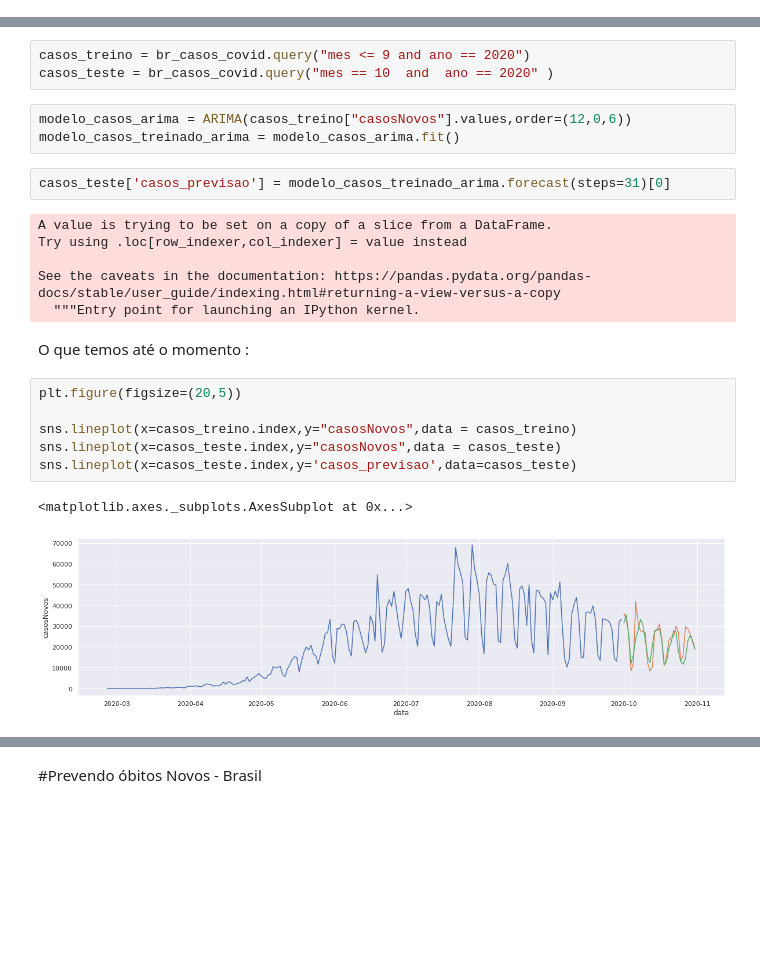
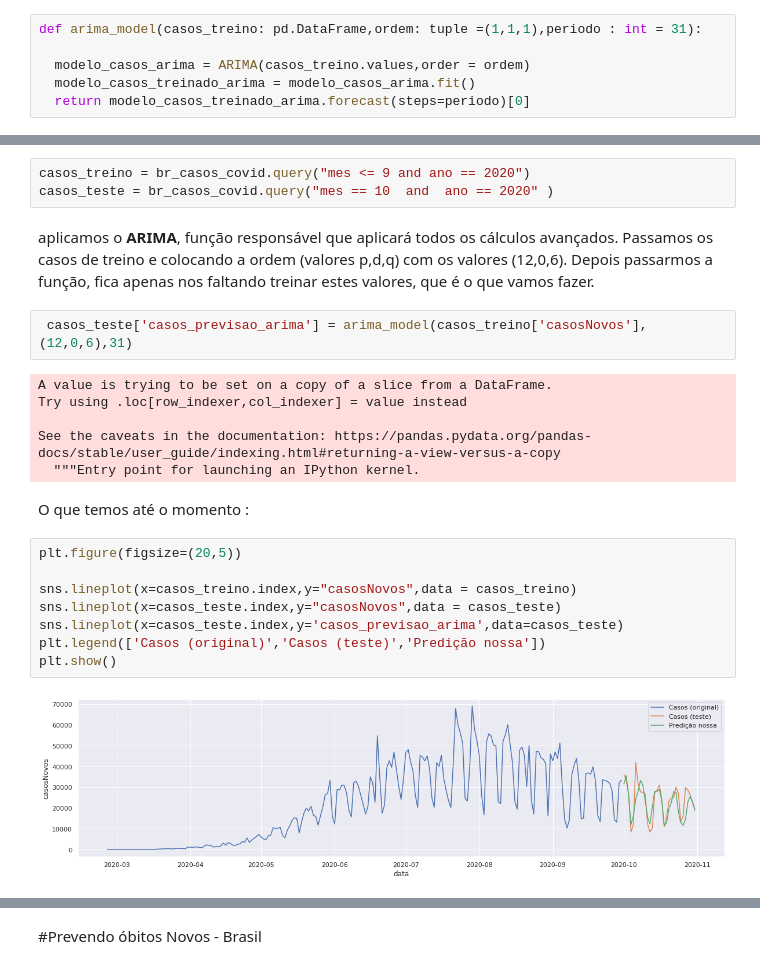
Before and after one commit to MatheusOrange211/Serie-temporal-covid-19, a Jupyter notebook: Serie_Temporal_covid_19.ipynb, the cells around one changed output, grey strips where cells are left out. Drawn from its saved outputs; the diff is of its cells as text; blank space fills up the shorter version.

```diff
--- a/Serie_Temporal_covid_19.ipynb
+++ b/Serie_Temporal_covid_19.ipynb
@@ -95,0 +101,6 @@ def detrend(data, option):
+# %%
+def arima_model(casos_treino: pd.DataFrame,ordem: tuple =(1,1,1),periodo : int = 31):
+
+  modelo_casos_arima = ARIMA(casos_treino.values,order = ordem)
+  modelo_casos_treinado_arima = modelo_casos_arima.fit()
+  return modelo_casos_treinado_arima.forecast(steps=periodo)[0]
@@ -480,25 +514,25 @@ from statsmodels.tsa.arima_model import ARIMA
 # %%
 casos_treino = br_casos_covid.query("mes <= 9 and ano == 2020")
 casos_teste = br_casos_covid.query("mes == 10  and  ano == 2020" )
+# %% [markdown]
+aplicamos o **ARIMA**, função responsável que aplicará todos os cálculos avançados. Passamos os casos de treino e colocando a ordem (valores p,d,q) com os valores (12,0,6). Depois passarmos a função, fica apenas nos faltando treinar estes valores, que é o que vamos fazer.
 # %%
-modelo_casos_arima = ARIMA(casos_treino["casosNovos"].values,order=(12,0,6))
-modelo_casos_treinado_arima = modelo_casos_arima.fit()
+ casos_teste['casos_previsao_arima'] = arima_model(casos_treino['casosNovos'],(12,0,6),31)
+# %% [output]
+A value is trying to be set on a copy of a slice from a DataFrame.
+Try using .loc[row_indexer,col_indexer] = value instead
+
+See the caveats in the documentation: https://pandas.pydata.org/pandas-docs/stable/user_guide/indexing.html#returning-a-view-versus-a-copy
+  """Entry point for launching an IPython kernel.
-# %%
-casos_teste['casos_previsao'] = modelo_casos_treinado_arima.forecast(steps=31)[0]
-# %% [output]
-A value is trying to be set on a copy of a slice from a DataFrame.
-Try using .loc[row_indexer,col_indexer] = value instead
-
-See the caveats in the documentation: https://pandas.pydata.org/pandas-docs/stable/user_guide/indexing.html#returning-a-view-versus-a-copy
-  """Entry point for launching an IPython kernel.
 # %% [markdown]
 O que temos até o momento :
 # %%
 plt.figure(figsize=(20,5))
 
 sns.lineplot(x=casos_treino.index,y="casosNovos",data = casos_treino)
 sns.lineplot(x=casos_teste.index,y="casosNovos",data = casos_teste)
-sns.lineplot(x=casos_teste.index,y='casos_previsao',data=casos_teste)
+sns.lineplot(x=casos_teste.index,y='casos_previsao_arima',data=casos_teste)
+plt.legend(['Casos (original)','Casos (teste)','Predição nossa'])
+plt.show()
 # %% [output]
-<matplotlib.axes._subplots.AxesSubplot at 0x...>
-[figure, old version]
+[figure, new version]
```
Also changed, not shown: parts of 27 cells of this notebook.
